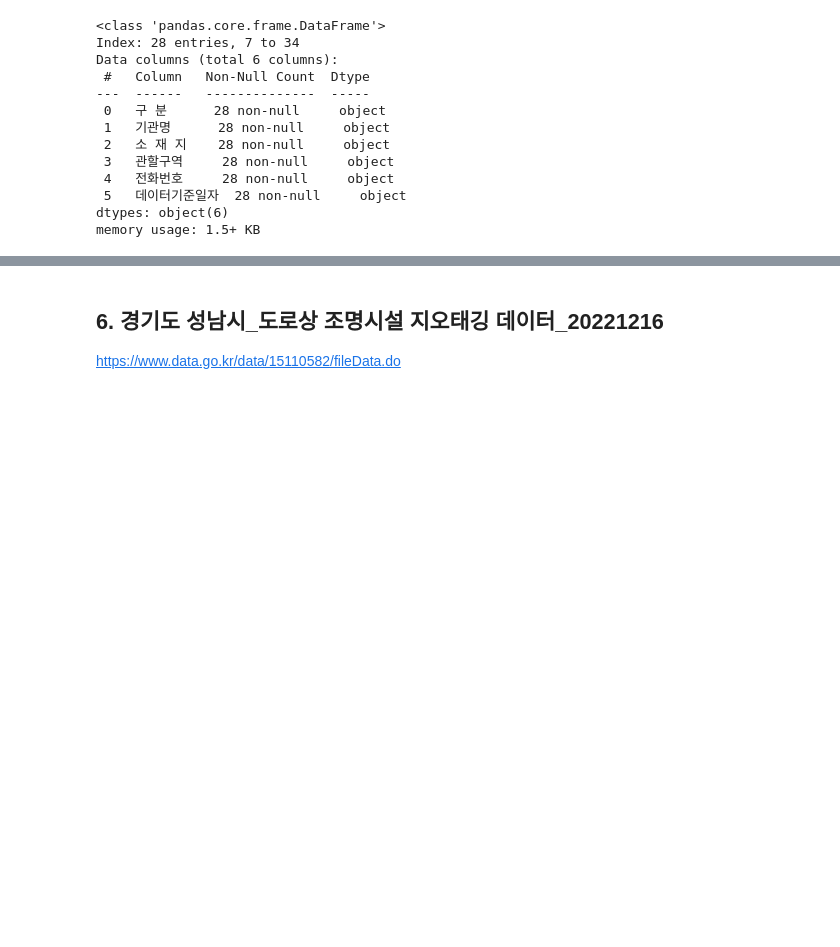
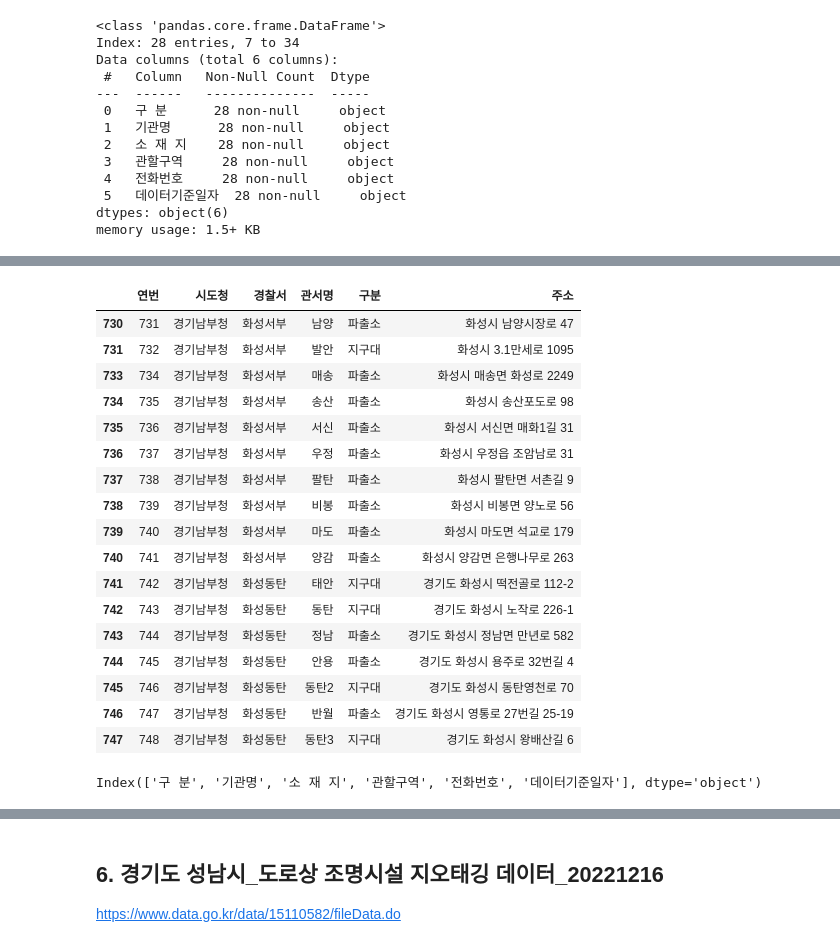
Before and after one commit to jimena1lee/1stProject_MSAI09, a Jupyter notebook: Raw-Data/외부 안전위험요소/eda_data.ipynb, the cells around one changed output, grey strips where cells are left out. Saved outputs shown, nothing was run; the diff lists cells and outputs as text; code cells hidden in the pictures; blank space fills up the shorter version.

```diff
--- a/Raw-Data/외부 안전위험요소/eda_data.ipynb
+++ b/Raw-Data/외부 안전위험요소/eda_data.ipynb
@@ -502,3 +569,6 @@ Data columns (total 6 columns):
  5   데이터기준일자  28 non-null     object
 dtypes: object(6)
 memory usage: 1.5+ KB
+# %%
+police_station_df2 = pd.read_csv('./raw_data/경찰청_전국 지구대 파출소 주소 현황_20251231.csv', encoding='cp949')
+police_station_df2.info()
@@ -504,0 +595,8 @@ memory usage: 1.5+ KB
+# %%
+mask = (
+    (police_station_df2['시도청'].str.contains('경기남부청|경기북부청', na=False)) &
+    (police_station_df2['주소'].str.contains('화성', na=False))
+)
+
+result = police_station_df2[mask]
+result.count()
@@ -504,0 +611,26 @@ memory usage: 1.5+ KB
+# %%
+police_station_df2 = result
+police_station_df2
+# %% [output]
+|  | 연번 | 시도청 | 경찰서 | 관서명 | 구분 | 주소 |
+| 730 | 731 | 경기남부청 | 화성서부 | 남양 | 파출소 | 화성시 남양시장로 47 |
+| 731 | 732 | 경기남부청 | 화성서부 | 발안 | 지구대 | 화성시 3.1만세로 1095 |
+| 733 | 734 | 경기남부청 | 화성서부 | 매송 | 파출소 | 화성시 매송면 화성로 2249 |
+| 734 | 735 | 경기남부청 | 화성서부 | 송산 | 파출소 | 화성시 송산포도로 98 |
+| 735 | 736 | 경기남부청 | 화성서부 | 서신 | 파출소 | 화성시 서신면 매화1길 31 |
+| 736 | 737 | 경기남부청 | 화성서부 | 우정 | 파출소 | 화성시 우정읍 조암남로 31 |
+| 737 | 738 | 경기남부청 | 화성서부 | 팔탄 | 파출소 | 화성시 팔탄면 서촌길 9 |
+| 738 | 739 | 경기남부청 | 화성서부 | 비봉 | 파출소 | 화성시 비봉면 양노로 56 |
+| 739 | 740 | 경기남부청 | 화성서부 | 마도 | 파출소 | 화성시 마도면 석교로 179 |
+| 740 | 741 | 경기남부청 | 화성서부 | 양감 | 파출소 | 화성시 양감면 은행나무로 263 |
+| 741 | 742 | 경기남부청 | 화성동탄 | 태안 | 지구대 | 경기도 화성시 떡전골로 112-2 |
+| 742 | 743 | 경기남부청 | 화성동탄 | 동탄 | 지구대 | 경기도 화성시 노작로 226-1 |
+| 743 | 744 | 경기남부청 | 화성동탄 | 정남 | 파출소 | 경기도 화성시 정남면 만년로 582 |
+| 744 | 745 | 경기남부청 | 화성동탄 | 안용 | 파출소 | 경기도 화성시 용주로 32번길 4 |
+| 745 | 746 | 경기남부청 | 화성동탄 | 동탄2 | 지구대 | 경기도 화성시 동탄영천로 70 |
+| 746 | 747 | 경기남부청 | 화성동탄 | 반월 | 파출소 | 경기도 화성시 영통로 27번길 25-19 |
+| 747 | 748 | 경기남부청 | 화성동탄 | 동탄3 | 지구대 | 경기도 화성시 왕배산길 6 |
+# %%
+police_station_df.columns
+# %% [output]
+Index(['구 분', '기관명', '소 재 지', '관할구역', '전화번호', '데이터기준일자'], dtype='object')
```
Also changed, not shown: parts of 23 cells of this notebook, 3 other files.
